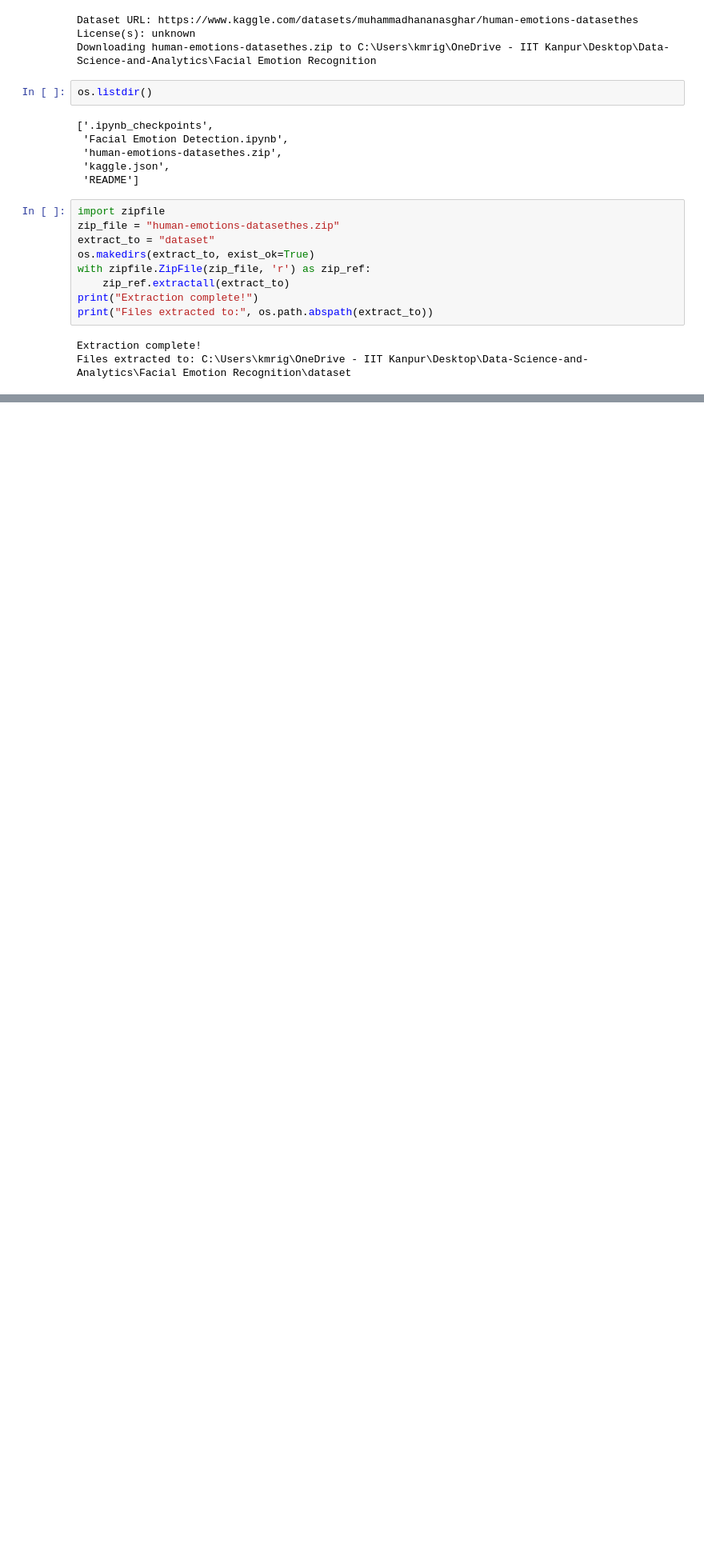
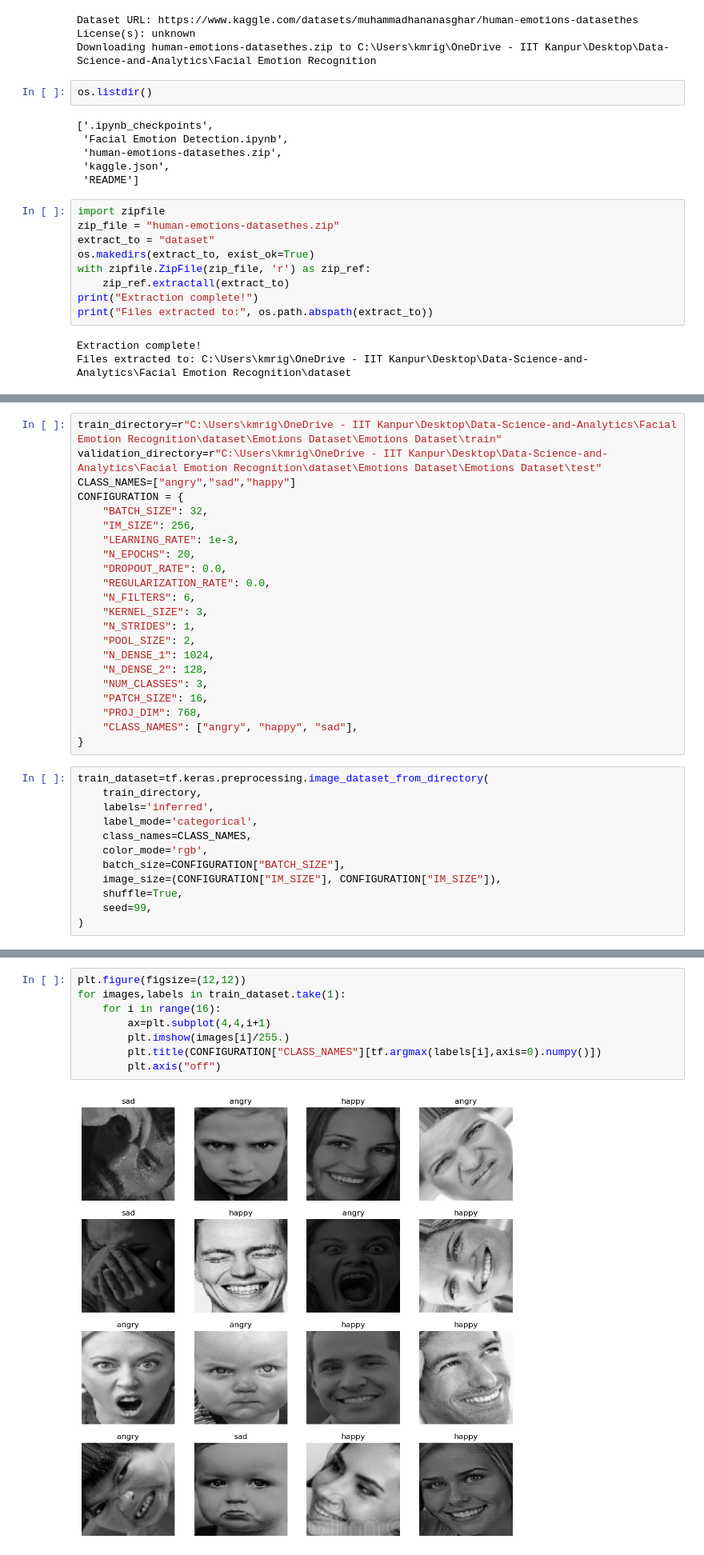
Before and after one commit to mrigank-21/Data-Science-and-Analytics, a Jupyter notebook: Facial Emotion Recognition/Facial Emotion Detection.ipynb, the cells around one changed output, grey strips where cells are left out. Shown: that part at 80% size. Cells and saved outputs as stored; diff of their text form; blank space fills up the shorter version.

```diff
--- a/Facial Emotion Recognition/Facial Emotion Detection.ipynb
+++ b/Facial Emotion Recognition/Facial Emotion Detection.ipynb
@@ -31,0 +50,34 @@ Files extracted to: C:\Users\kmrig\OneDrive - IIT Kanpur\Desktop\Data-Science-an
+# %%
+train_directory=r"C:\Users\kmrig\OneDrive - IIT Kanpur\Desktop\Data-Science-and-Analytics\Facial Emotion Recognition\dataset\Emotions Dataset\Emotions Dataset\train"
+validation_directory=r"C:\Users\kmrig\OneDrive - IIT Kanpur\Desktop\Data-Science-and-Analytics\Facial Emotion Recognition\dataset\Emotions Dataset\Emotions Dataset\test"
+CLASS_NAMES=["angry","sad","happy"]
+CONFIGURATION = {
+    "BATCH_SIZE": 32,
+    "IM_SIZE": 256,
+    "LEARNING_RATE": 1e-3,
+    "N_EPOCHS": 20,
+    "DROPOUT_RATE": 0.0,
+    "REGULARIZATION_RATE": 0.0,
+    "N_FILTERS": 6,
+    "KERNEL_SIZE": 3,
+    "N_STRIDES": 1,
+    "POOL_SIZE": 2,
+    "N_DENSE_1": 1024,
+    "N_DENSE_2": 128,
+    "NUM_CLASSES": 3,
+    "PATCH_SIZE": 16,
+    "PROJ_DIM": 768,
+    "CLASS_NAMES": ["angry", "happy", "sad"],
+}
+# %%
+train_dataset=tf.keras.preprocessing.image_dataset_from_directory(
+    train_directory,
+    labels='inferred',
+    label_mode='categorical',
+    class_names=CLASS_NAMES,
+    color_mode='rgb',
+    batch_size=CONFIGURATION["BATCH_SIZE"],
+    image_size=(CONFIGURATION["IM_SIZE"], CONFIGURATION["IM_SIZE"]),
+    shuffle=True,
+    seed=99,
+)
@@ -31,0 +100,10 @@ Files extracted to: C:\Users\kmrig\OneDrive - IIT Kanpur\Desktop\Data-Science-an
+# %%
+plt.figure(figsize=(12,12))
+for images,labels in train_dataset.take(1):
+    for i in range(16):
+        ax=plt.subplot(4,4,i+1)
+        plt.imshow(images[i]/255.)
+        plt.title(CONFIGURATION["CLASS_NAMES"][tf.argmax(labels[i],axis=0).numpy()])
+        plt.axis("off")
+# %% [output]
+[figure, added]
```
Also changed, not shown: parts of 7 cells of this notebook, 22 other files.
